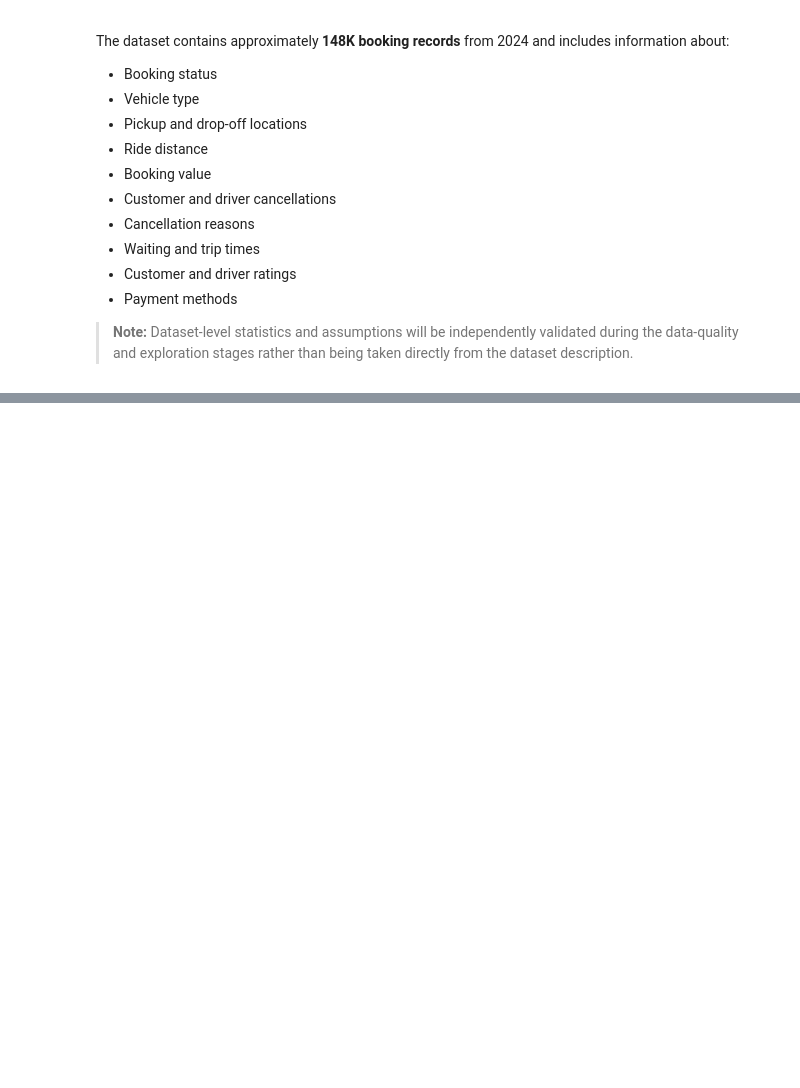
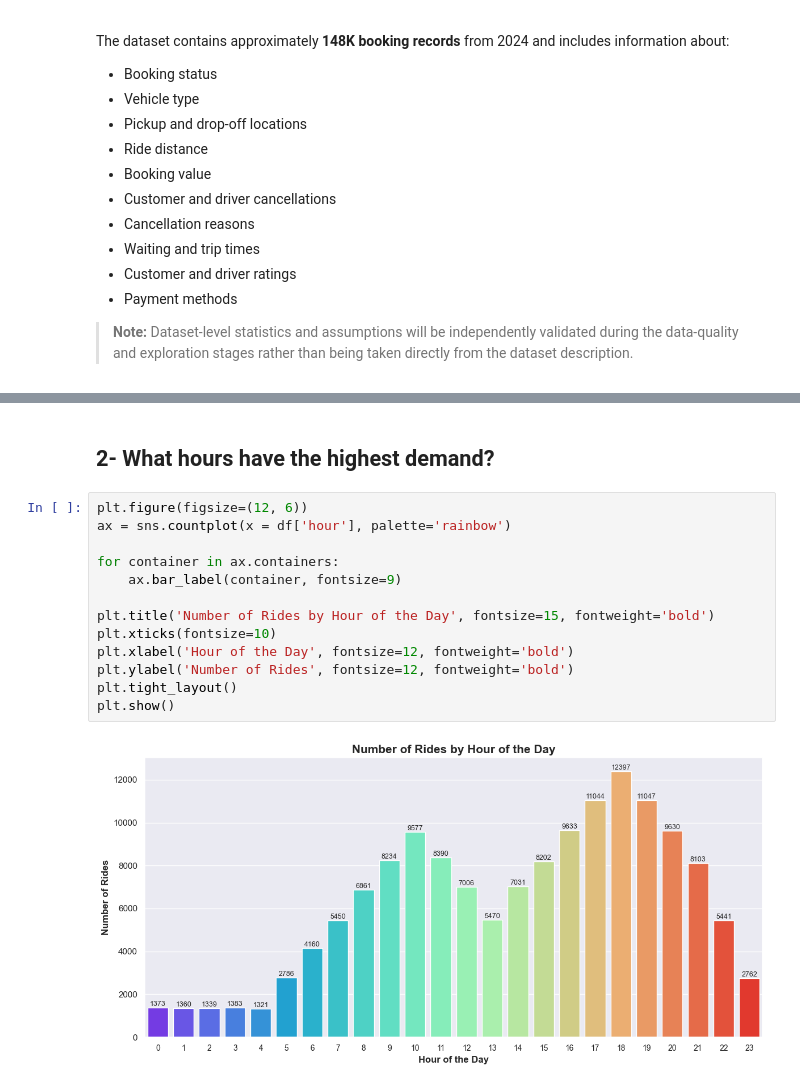
Before and after one commit to Seif-Elmezaien/Uber-Ride-EDA, a Jupyter notebook: Uber Ride EDA.ipynb, the cells around one changed output, grey strips where cells are left out. Drawn from its saved outputs; the diff is of its cells as text; blank space fills up the shorter version.

Commit message:
Booking & Demand Analysis

```diff
--- a/Uber Ride EDA.ipynb
+++ b/Uber Ride EDA.ipynb
@@ -82,0 +259,17 @@ df.head()
+# %% [markdown]
+## 2- What hours have the highest demand?
+# %%
+plt.figure(figsize=(12, 6))
+ax = sns.countplot(x = df['hour'], palette='rainbow')
+
+for container in ax.containers:
+    ax.bar_label(container, fontsize=9)
+
+plt.title('Number of Rides by Hour of the Day', fontsize=15, fontweight='bold')
+plt.xticks(fontsize=10)
+plt.xlabel('Hour of the Day', fontsize=12, fontweight='bold')
+plt.ylabel('Number of Rides', fontsize=12, fontweight='bold')
+plt.tight_layout()
+plt.show()
+# %% [output]
+[figure, added]
```
Also changed, not shown: parts of 29 cells of this notebook, 1 other file.
